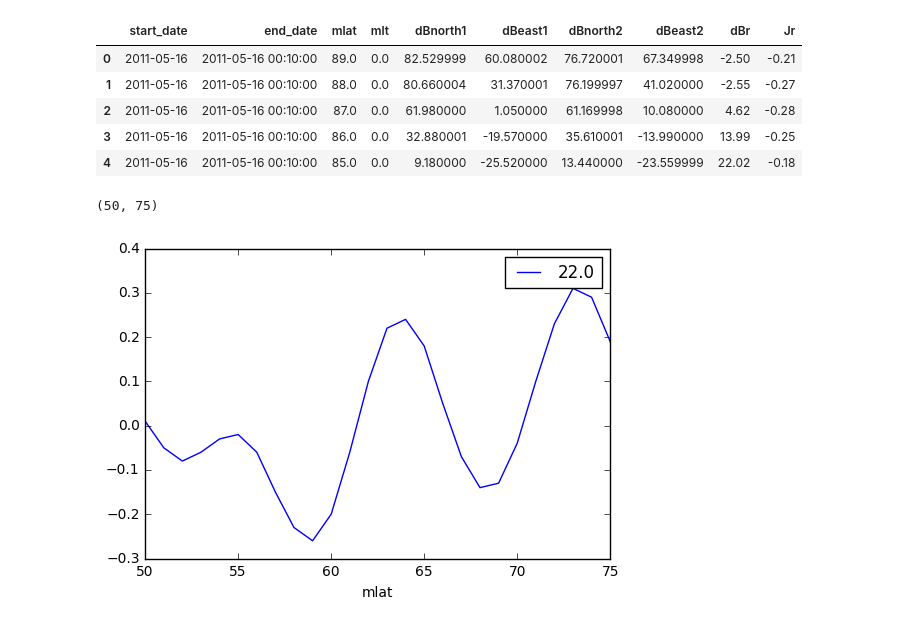
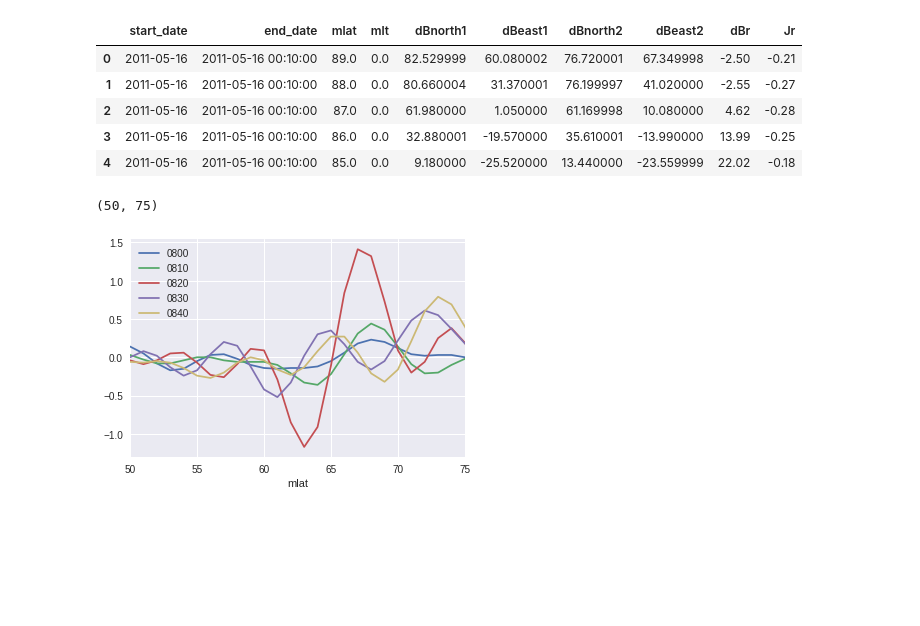
Before and after one commit to bharatreddy/scwsaps, a Jupyter notebook: ipy/read_amp.ipynb, the cells around one changed output. Cells and saved outputs as stored; diff of their text form; code cells hidden in the pictures; blank space fills up the shorter version.

```diff
--- a/ipy/read_amp.ipynb
+++ b/ipy/read_amp.ipynb
@@ -12,7 +18,11 @@ import matplotlib.pyplot as plt
 Populating the interactive namespace from numpy and matplotlib
 # %%
 ampFName = "../data/20110516.0000.86400.120.north.grd.ncdf"
-selDate = datetime.datetime( 2011, 5, 16, 8, 28 )
+startDate = datetime.datetime( 2011, 5, 16, 8, 0 )
+selDate = datetime.datetime( 2011, 5, 16, 8, 30 )
+endDate = datetime.datetime( 2011, 5, 16, 8, 40 )
+delTime = datetime.timedelta(minutes=10)
+coords = "mlt"
 # %%
 # currDataSet = netCDF4.Dataset(ampFName)
 # currDataSet.variables.keys()
@@ -72,14 +82,21 @@ ampDF.head()
 # %%
 # Plot using matplotlib
 fig1 = plt.figure()
 ax = fig1.add_subplot(111)
-selMlts = [ 22. ]
-for sm in selMlts:
-    selDF = ampDF[ ((ampDF["start_date"] == selDate) &\
-                    (ampDF["mlt"] == sm)) & (numpy.abs(ampDF["Jr"])>=0.) ]
-#     selDF.plot( x="mlat", y="dBr", ax=ax,label=str(sm))
-    selDF.plot( x="mlat", y="Jr", ax=ax,label=str(sm))
+selMlt = 21.
+currDate = startDate
+while currDate <= endDate:
+    selDF = ampDF[ ((ampDF["start_date"] == currDate) &\
+                    (ampDF["mlt"] == selMlt)) & (numpy.abs(ampDF["Jr"])>=0.) ]
+    selDF.plot( x="mlat", y="Jr", ax=ax,label=currDate.strftime("%H%M"))
+    currDate += delTime
 ax.set_xlim([50,75])
+# for sm in selMlts:
+#     selDF = ampDF[ ((ampDF["start_date"] == selDate) &\
+#                     (ampDF["mlt"] == sm)) & (numpy.abs(ampDF["Jr"])>=0.) ]
+# #     selDF.plot( x="mlat", y="dBr", ax=ax,label=str(sm))
+#     selDF.plot( x="mlat", y="Jr", ax=ax,label=str(sm))
+# ax.set_xlim([50,75])
 # %% [output]
 (50, 75)
-[figure, old version]
+[figure, new version]
```
Also changed, not shown: parts of 5 cells of this notebook, 8 other files.
